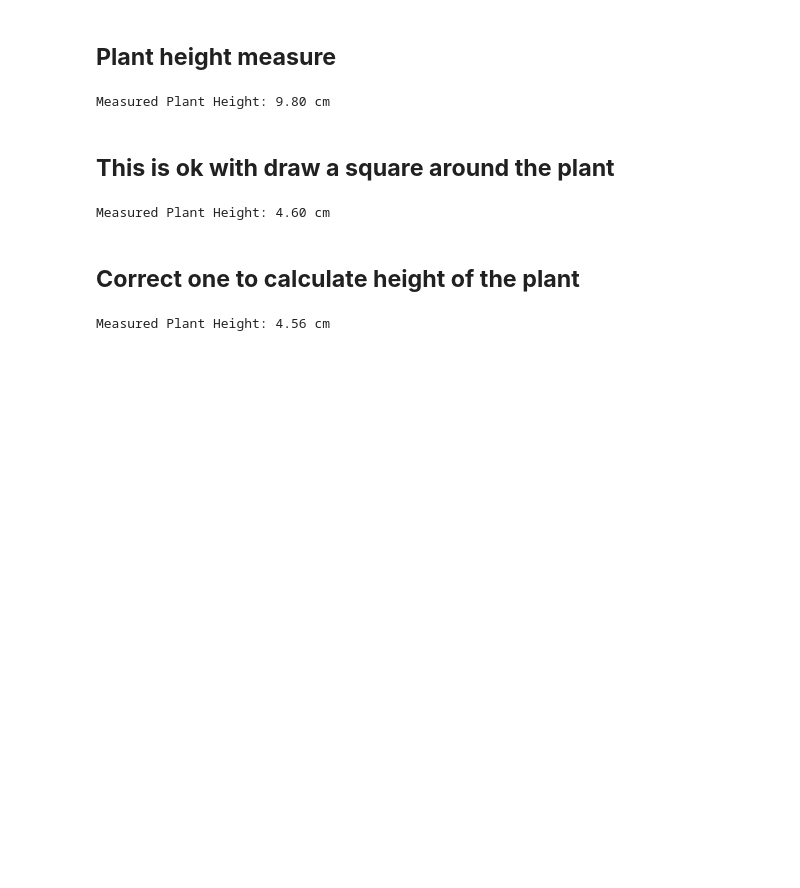
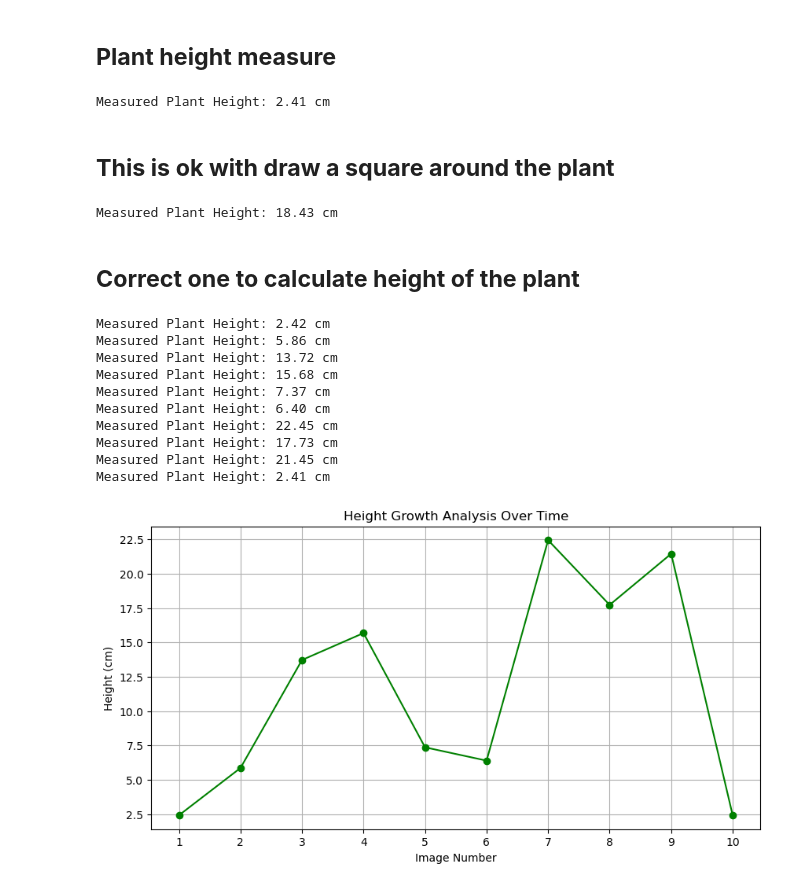
Before and after one commit to harindueksath/Plant-Growth-anaysis-measure-project, a Jupyter notebook: Height_calculator.ipynb, the cells around one changed output. Cells and saved outputs as stored; diff of their text form; code cells hidden in the pictures; blank space fills up the shorter version.

```diff
--- a/Height_calculator.ipynb
+++ b/Height_calculator.ipynb
@@ -69,14 +69,14 @@ def measure_plant_height(image_path, reference_height_cm):
         return None
 
 # Example usage
-image_path = 'filtered_image.jpg'
+image_path = 'images/Leaf count/filtered/filtered_image.jpg'
 reference_height_cm = 25  # Height of the reference object in cm
 
 plant_height = measure_plant_height(image_path, reference_height_cm)
 if plant_height is not None:
     print(f'Measured Plant Height: {plant_height:.2f} cm')
 # %% [output]
-Measured Plant Height: 9.80 cm
+Measured Plant Height: 2.41 cm
 # %% [markdown]
 ## **This is ok with draw a square around the plant**
 # %%
@@ -151,19 +151,25 @@ def measure_plant_height(image_path, reference_height_cm):
         return None
 
 # Example usage
-image_path = 'filtered_image.jpg'
+image_path = 'images/Leaf count/filtered/filtered_image.jpg'
 reference_height_cm = 25  # Height of the reference object in cm
 
 plant_height = measure_plant_height(image_path, reference_height_cm)
 if plant_height is not None:
     print(f'Measured Plant Height: {plant_height:.2f} cm')
 # %% [output]
-Measured Plant Height: 4.60 cm
+Measured Plant Height: 18.43 cm
 # %% [markdown]
 ## **Correct one to calculate height of the plant**
 # %%
 import cv2
 import numpy as np
+import matplotlib.pyplot as plt
+from PIL import Image
+from pathlib import Path
+from pillow_heif import register_heif_opener
+
+register_heif_opener()
 
 def measure_plant_height(image_path, reference_height_cm):
     image = cv2.imread(image_path)
@@ -197,20 +203,54 @@ def measure_plant_height(image_path, reference_height_cm):
         cv2.putText(original_image, f'Height: {plant_height_cm:.2f} cm', (10, 150),
                     cv2.FONT_HERSHEY_SIMPLEX, 5, (255, 0, 0), 5)
 
-        cv2.imshow('Plant Height Measurement', original_image)
-        cv2.waitKey(0)
-        cv2.destroyAllWindows()
+        # cv2.imshow('Plant Height Measurement', original_image)
+        # cv2.waitKey(0)
+        # cv2.destroyAllWindows()
 
         return plant_height_cm
     else:
         print("No plant contour found.")
         return None
 
-image_path = 'filtered_image.jpg'
+# image_path = 'images/Leaf count/'
 reference_height_cm = 25  # Height of the reference object in cm
 
-plant_height = measure_plant_height(image_path, reference_height_cm)
-if plant_height is not None:
-    print(f'Measured Plant Height: {plant_height:.2f} cm')
+# plant_height = measure_plant_height(image_path, reference_height_cm)
+# if plant_height is not None:
+#     print(f'Measured Plant Height: {plant_height:.2f} cm')
-# %% [output]
-Measured Plant Height: 4.56 cm
+# %%
+image_paths = []
+input_path = Path('images/Leaf count')
+for image_file in input_path.rglob('*.jpg'):
+        image_paths.append(image_file)
+
+# Collect leaf count data
+height_counts = []
+
+for image_path in image_paths:
+    plant_height = measure_plant_height(image_path, reference_height_cm)
+    if plant_height is not None:
+        height_counts.append(plant_height)
+        print(f'Measured Plant Height: {plant_height:.2f} cm')
+
+# Plotting leaf count growth over time
+plt.figure(figsize=(10, 5))
+plt.plot(range(1, len(height_counts) + 1), height_counts, marker='o', linestyle='-', color='g')
+plt.title('Height Growth Analysis Over Time')
+plt.xlabel('Image Number')
+plt.ylabel('Height (cm)')
+plt.xticks(range(1, len(height_counts) + 1))
+plt.grid()
+plt.show()
+# %% [output]
+Measured Plant Height: 2.42 cm
+Measured Plant Height: 5.86 cm
+Measured Plant Height: 13.72 cm
+Measured Plant Height: 15.68 cm
+Measured Plant Height: 7.37 cm
+Measured Plant Height: 6.40 cm
+Measured Plant Height: 22.45 cm
+Measured Plant Height: 17.73 cm
+Measured Plant Height: 21.45 cm
+Measured Plant Height: 2.41 cm
+[figure, added]
```
Also changed, not shown: 2 other files.
